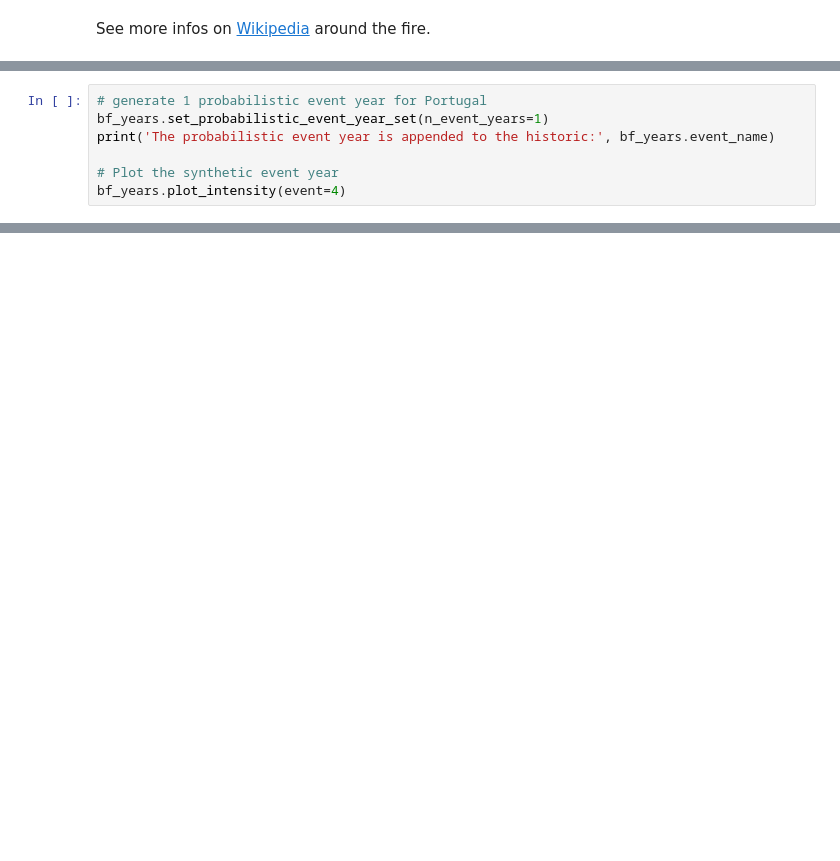
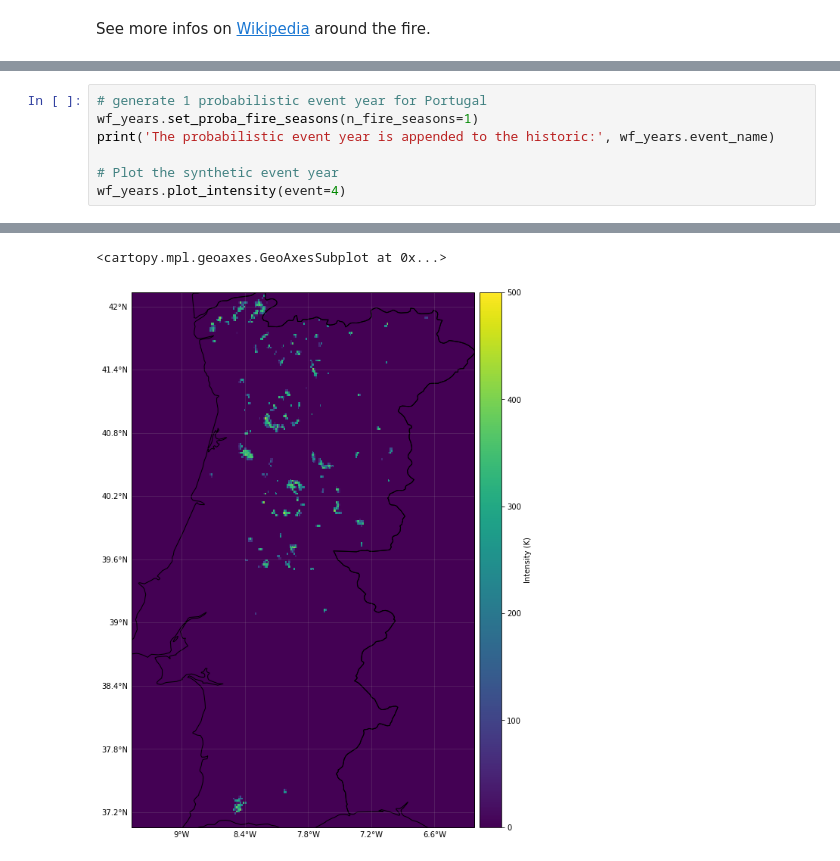
Before and after one commit to tylerriccio33/cfg-climada-fork, a Jupyter notebook: doc/tutorial/climada_hazard_Wildfire.ipynb, the cells around one changed output, grey strips where cells are left out. Saved outputs shown, nothing was run; the diff lists cells and outputs as text; blank space fills up the shorter version.

```diff
--- a/doc/tutorial/climada_hazard_Wildfire.ipynb
+++ b/doc/tutorial/climada_hazard_Wildfire.ipynb
@@ -140,8 +168,8 @@ Note: In the default no additional external data is included. The probabilistic
 # %%
 # generate 1 probabilistic event year for Portugal
-bf_years.set_probabilistic_event_year_set(n_event_years=1)
-print('The probabilistic event year is appended to the historic:', bf_years.event_name)
+wf_years.set_proba_fire_seasons(n_fire_seasons=1)
+print('The probabilistic event year is appended to the historic:', wf_years.event_name)
 
 # Plot the synthetic event year
-bf_years.plot_intensity(event=4)
+wf_years.plot_intensity(event=4)
 # %% [output]
@@ -148,0 +194,2 @@ NameError: name 'bf_years' is not defined
+<cartopy.mpl.geoaxes.GeoAxesSubplot at 0x...>
+[figure, added]
```
Also changed, not shown: parts of 16 cells of this notebook.
